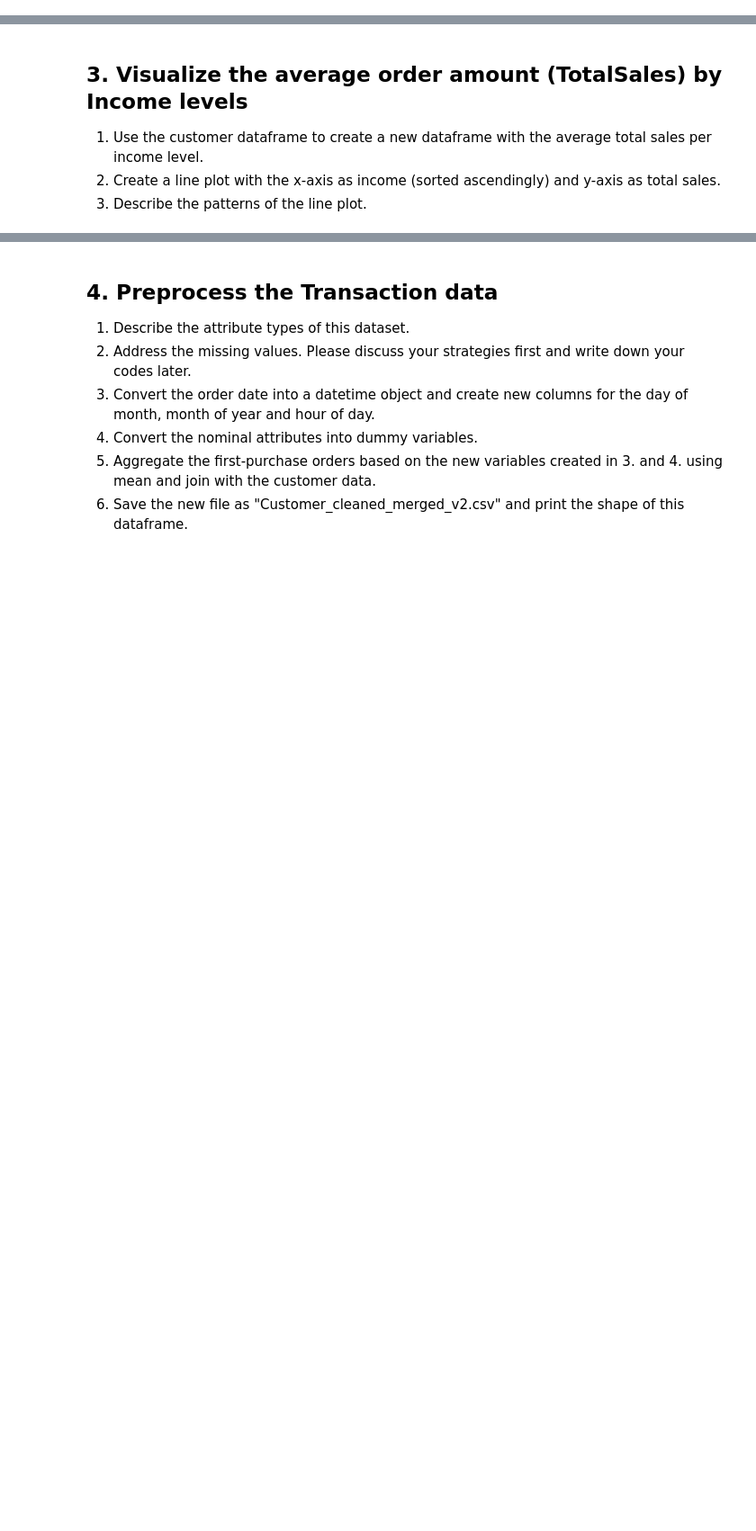
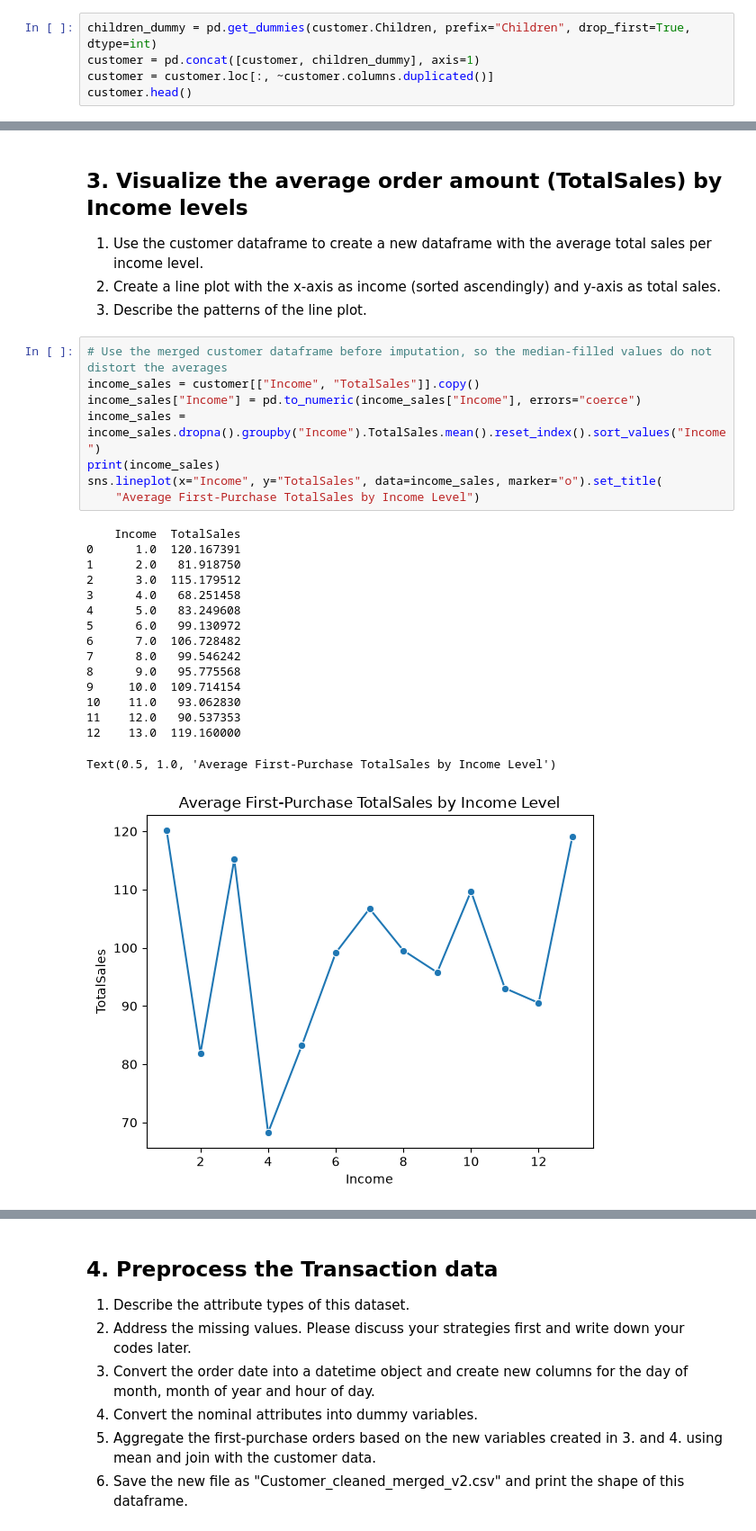
Before and after one commit to junseo25/comm4259-work, a Jupyter notebook: lab_05_06/Lab_05_06-Data_Preparation.ipynb, the cells around one changed output, grey strips where cells are left out. Shown at 90% size. Cells and saved outputs as stored; diff of their text form; blank space fills up the shorter version.

```diff
--- a/lab_05_06/Lab_05_06-Data_Preparation.ipynb
+++ b/lab_05_06/Lab_05_06-Data_Preparation.ipynb
@@ -835,3 +869,8 @@ customer.head()
 <div style="background-color:#DFF5DC; color:#14532D; border:1px solid #A5D6A7; border-left:5px solid #2E7D32; padding:15px; margin-bottom:20px; border-radius:4px;">
     <b>Exercise 5: Dummy variable for Children attribute</b><br>
 </div>
+# %%
+children_dummy = pd.get_dummies(customer.Children, prefix="Children", drop_first=True, dtype=int)
+customer = pd.concat([customer, children_dummy], axis=1)
+customer = customer.loc[:, ~customer.columns.duplicated()]
+customer.head()
@@ -971,3 +1075,28 @@ Use the trans dataframe (before aggregation) to find the month that has the most
 1. Use the customer dataframe to create a new dataframe with the average total sales per income level.
 2. Create a line plot with the x-axis as income (sorted ascendingly) and y-axis as total sales.
 3. Describe the patterns of the line plot.
+# %%
+# Use the merged customer dataframe before imputation, so the median-filled values do not distort the averages
+income_sales = customer[["Income", "TotalSales"]].copy()
+income_sales["Income"] = pd.to_numeric(income_sales["Income"], errors="coerce")
+income_sales = income_sales.dropna().groupby("Income").TotalSales.mean().reset_index().sort_values("Income")
+print(income_sales)
+sns.lineplot(x="Income", y="TotalSales", data=income_sales, marker="o").set_title(
+    "Average First-Purchase TotalSales by Income Level")
+# %% [output]
+    Income  TotalSales
+0      1.0  120.167391
+1      2.0   81.918750
+2      3.0  115.179512
+3      4.0   68.251458
+4      5.0   83.249608
+5      6.0   99.130972
+6      7.0  106.728482
+7      8.0   99.546242
+8      9.0   95.775568
+9     10.0  109.714154
+10    11.0   93.062830
+11    12.0   90.537353
+12    13.0  119.160000
+Text(0.5, 1.0, 'Average First-Purchase TotalSales by Income Level')
+[figure, added]
```
Also changed, not shown: parts of 29 cells of this notebook, 6 other files.
